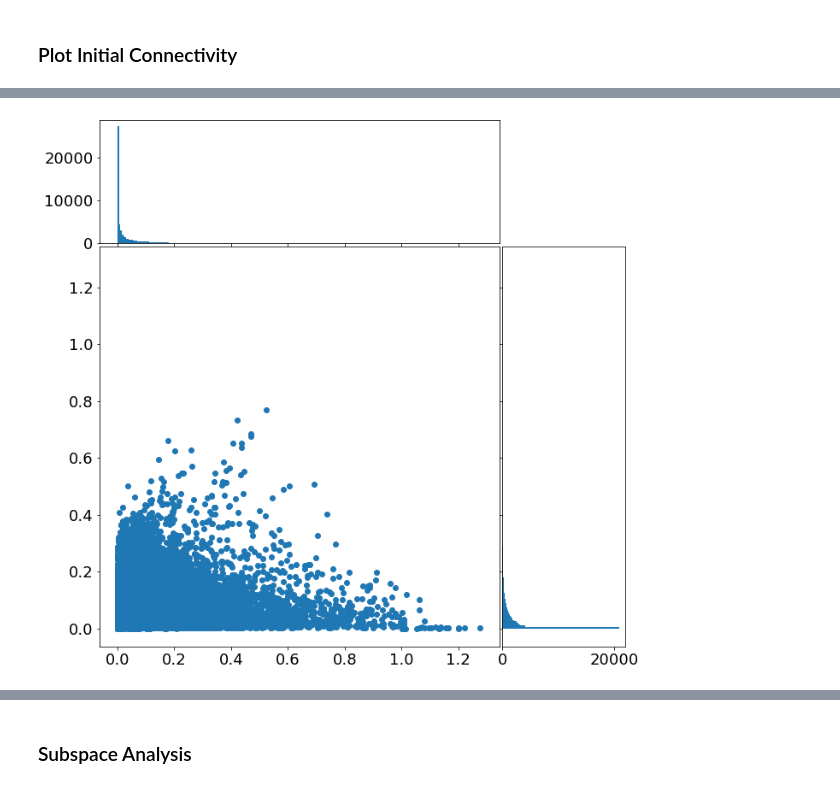
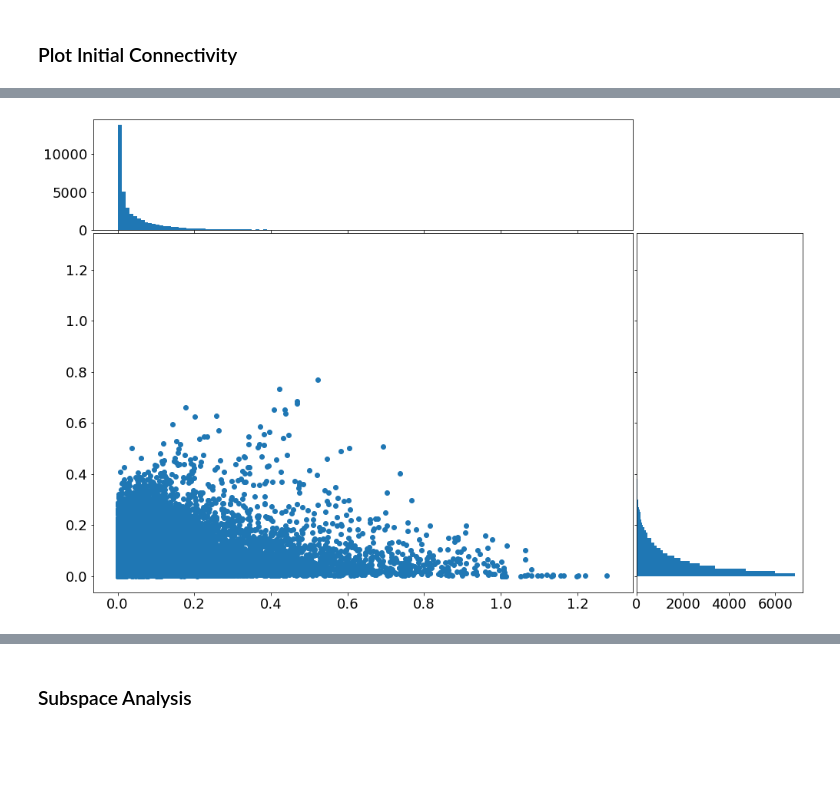
Before and after one commit to slenderham/Attn-WM-RNN, a Jupyter notebook: rnn/plot_main.ipynb, the cells around one changed output, grey strips where cells are left out. Saved outputs shown, nothing was run; the diff lists cells and outputs as text; code cells hidden in the pictures; blank space fills up the shorter version.

```diff
--- a/rnn/plot_main.ipynb
+++ b/rnn/plot_main.ipynb
@@ -5,15 +5,16 @@ import os
 from analysis import *
 from plot_main import *
 
-plt.rcParams['figure.figsize'] = [10, 10]
-plt.rcParams.update({'font.size': 18})
+plt.rcParams['figure.figsize'] = [10, 7]
+plt.rcParams.update({'font.size': 20})
+plt.rcParams['image.interpolation']='nearest'
 # %% [markdown]
 ### Load model and run simulation on experimental reward schedule and stimuli
 # %%
-# exp_dir = '/dartfs-hpc/rc/home/d/f005d7d/attn-rnn/Attn-WM-RNN/exp/dual_hierarchical_good_based/'
-# os.chdir('/dartfs-hpc/rc/home/d/f005d7d/attn-rnn/Attn-WM-RNN')
-os.chdir('/Volumes/f005d7d/attn-rnn/Attn-WM-RNN')
-exp_dir = 'exp/dual_hierarchical_good_based'
+exp_dir = '/dartfs-hpc/rc/home/d/f005d7d/attn-rnn/Attn-WM-RNN/exp/dual_hierarchical_good_based/'
+os.chdir('/dartfs-hpc/rc/home/d/f005d7d/attn-rnn/Attn-WM-RNN')
+# os.chdir('/Volumes/f005d7d/attn-rnn/Attn-WM-RNN')
+# exp_dir = 'exp/dual_hierarchical_good_based'
 
 f = open(os.path.join(exp_dir, 'args.json'), 'r')
 args = json.load(f)
@@ -521,35 +393,37 @@ def scatter_hist(x, y, ax, ax_histx, ax_histy):
     ax.scatter(x, y)
 
     # now determine nice limits by hand:
-    binwidth = 0.005
+    binwidth = 0.01
     xymax = max(np.max(np.abs(x)), np.max(np.abs(y)))
     lim = (int(xymax/binwidth) + 1) * binwidth
 
     bins = np.arange(-0, lim + binwidth, binwidth)
     ax_histx.hist(x, bins=bins)
     ax_histy.hist(y, bins=bins, orientation='horizontal')
 
 left, width = 0.1, 0.65
 bottom, height = 0.1, 0.65
 spacing = 0.005
 
 
 rect_scatter = [left, bottom, width, height]
 rect_histx = [left, bottom + height + spacing, width, 0.2]
 rect_histy = [left + width + spacing, bottom, 0.2, height]
 
 fig = plt.figure()
 
 ax = fig.add_axes(rect_scatter)
 ax_histx = fig.add_axes(rect_histx, sharex=ax)
 ax_histy = fig.add_axes(rect_histy, sharey=ax)
 
+non_zero_mask = model.rnn.h2h.effective_weight().detach().flatten().abs().numpy()>0;
+
 # use the previously defined function
-scatter_hist(model.rnn.h2h.effective_weight().detach().flatten().abs().numpy(),
-            model.rnn.h2h.effective_weight(model.rnn.kappa_rec.abs()).detach().squeeze().flatten().abs().numpy(),
+scatter_hist(model.rnn.h2h.effective_weight().detach().flatten().abs().numpy()[non_zero_mask],
+            model.rnn.h2h.effective_weight(model.rnn.kappa_rec.abs()).detach().squeeze().flatten().abs().numpy()[non_zero_mask],
             ax, ax_histx, ax_histy)
 
 plt.show()
 # %% [output]
-[figure, old version]
+[figure, new version]
 # %%
```
Also changed, not shown: parts of 28 cells of this notebook, 2 other files.
